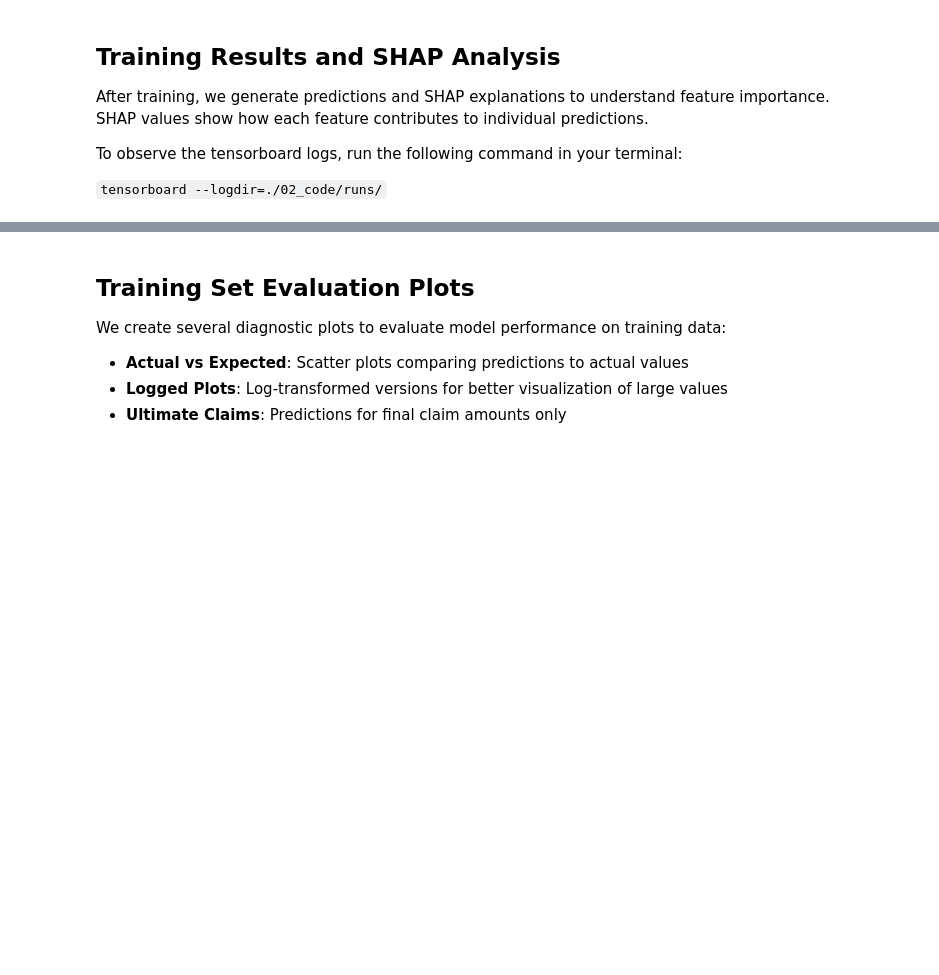
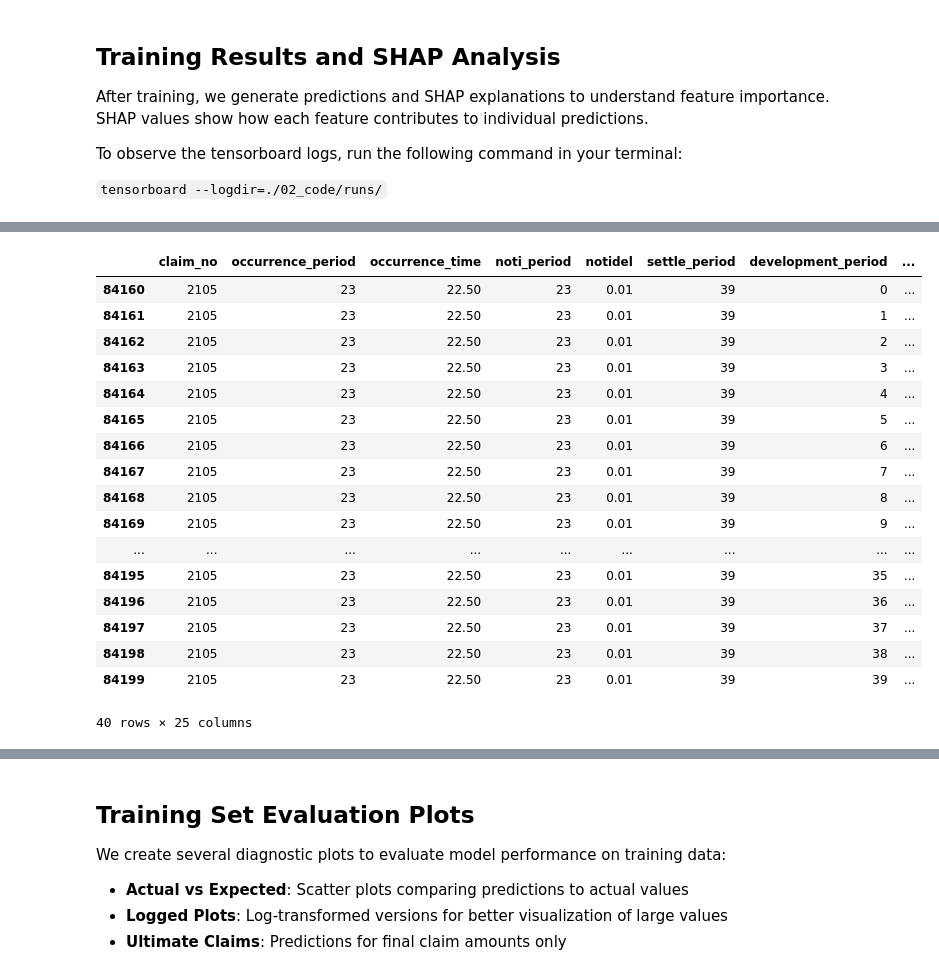
Before and after one commit to JackyP/MLR_working_party, a Jupyter notebook: 02_code/GRU_framework_triangular.ipynb, the cells around one changed output, grey strips where cells are left out. Cells and saved outputs as stored; diff of their text form; code cells hidden in the pictures; blank space fills up the shorter version.

```diff
--- a/02_code/GRU_framework_triangular.ipynb
+++ b/02_code/GRU_framework_triangular.ipynb
@@ -348,0 +373,23 @@ AttributeError: 'DataFrame' object has no attribute 'train_ind_time'
+# %%
+SAMPLE_NO = 2105
+# %%
+dat.loc[dat.claim_no==SAMPLE_NO]
+# %% [output]
+|  | claim_no | occurrence_period | occurrence_time | noti_period | notidel | settle_period | development_period | ... |
+| 84160 | 2105 | 23 | 22.50 | 23 | 0.01 | 39 | 0 | ... |
+| 84161 | 2105 | 23 | 22.50 | 23 | 0.01 | 39 | 1 | ... |
+| 84162 | 2105 | 23 | 22.50 | 23 | 0.01 | 39 | 2 | ... |
+| 84163 | 2105 | 23 | 22.50 | 23 | 0.01 | 39 | 3 | ... |
+| 84164 | 2105 | 23 | 22.50 | 23 | 0.01 | 39 | 4 | ... |
+| 84165 | 2105 | 23 | 22.50 | 23 | 0.01 | 39 | 5 | ... |
+| 84166 | 2105 | 23 | 22.50 | 23 | 0.01 | 39 | 6 | ... |
+| 84167 | 2105 | 23 | 22.50 | 23 | 0.01 | 39 | 7 | ... |
+| 84168 | 2105 | 23 | 22.50 | 23 | 0.01 | 39 | 8 | ... |
+| 84169 | 2105 | 23 | 22.50 | 23 | 0.01 | 39 | 9 | ... |
+| ... | ... | ... | ... | ... | ... | ... | ... | ... |
+| 84195 | 2105 | 23 | 22.50 | 23 | 0.01 | 39 | 35 | ... |
+| 84196 | 2105 | 23 | 22.50 | 23 | 0.01 | 39 | 36 | ... |
+| 84197 | 2105 | 23 | 22.50 | 23 | 0.01 | 39 | 37 | ... |
+| 84198 | 2105 | 23 | 22.50 | 23 | 0.01 | 39 | 38 | ... |
+| 84199 | 2105 | 23 | 22.50 | 23 | 0.01 | 39 | 39 | ... |
+40 rows × 25 columns
```
Also changed, not shown: parts of 36 cells of this notebook, 3 other files.
